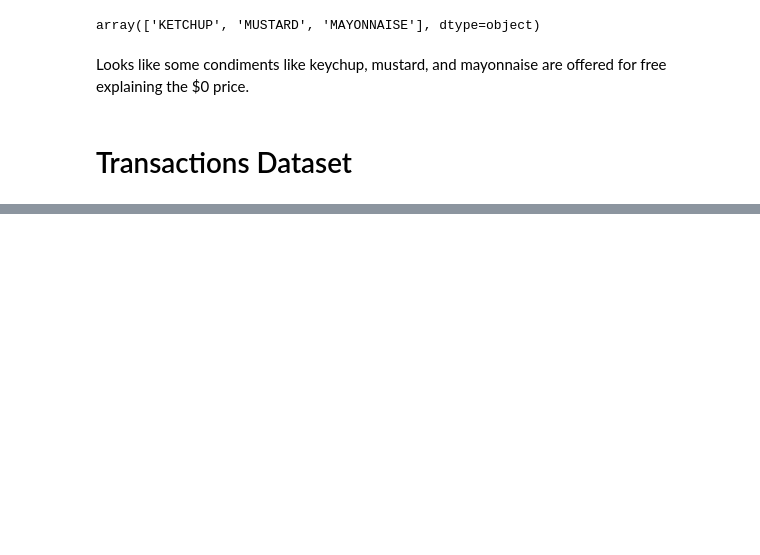
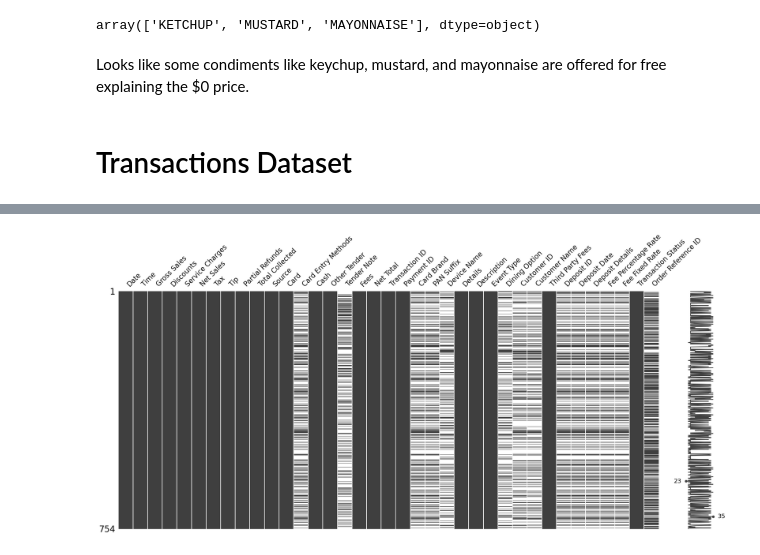
Before and after one commit to ajamkotc/belly_rubb_analysis, a Jupyter notebook: notebooks/1.0-aj-initial-data-exploration.ipynb, the cells around one changed output, grey strips where cells are left out. Drawn from its saved outputs; the diff is of its cells as text; code cells hidden in the pictures; blank space fills up the shorter version.

```diff
--- a/notebooks/1.0-aj-initial-data-exploration.ipynb
+++ b/notebooks/1.0-aj-initial-data-exploration.ipynb
@@ -568,0 +612,8 @@ array(['Postmates Delivery',
+# %%
+# Visualize missingness matrix
+
+msno.matrix(df=trans_df)
+
+plt.show()
+# %% [output]
+[figure, added]
```
Also changed, not shown: parts of 35 cells of this notebook, 5 other files.
